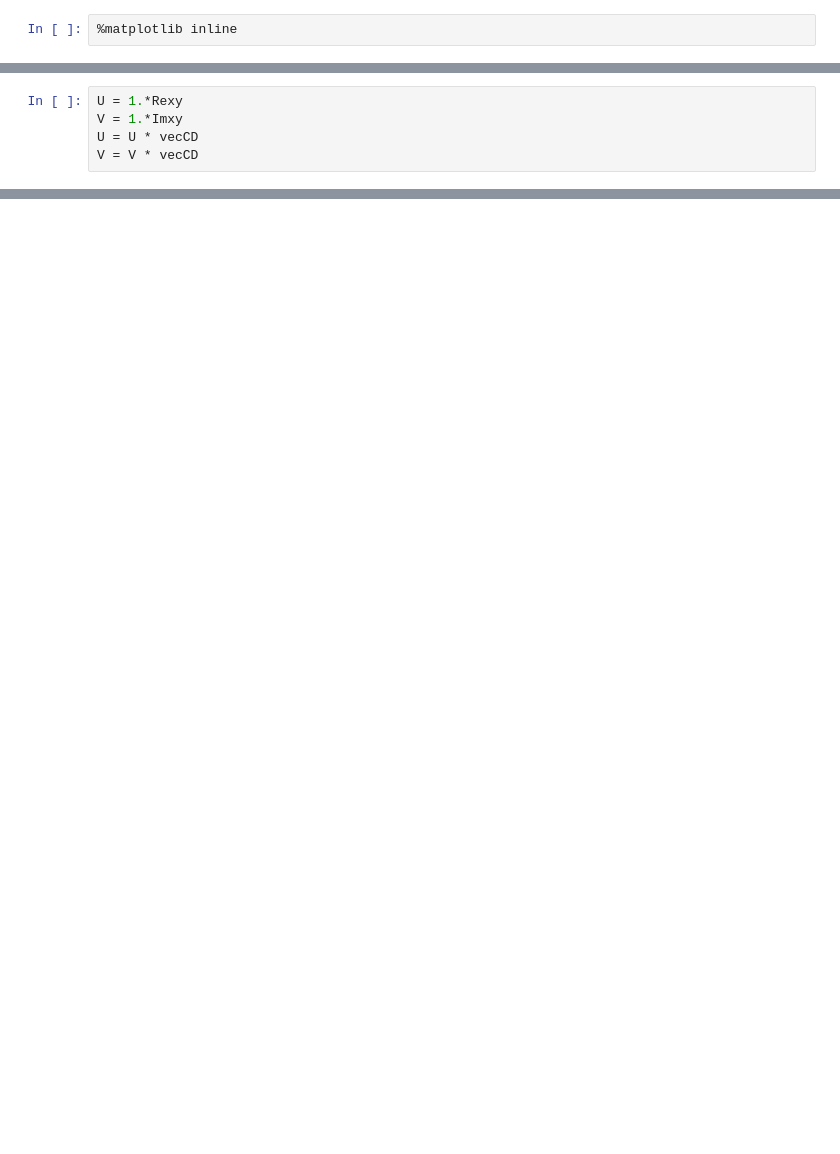
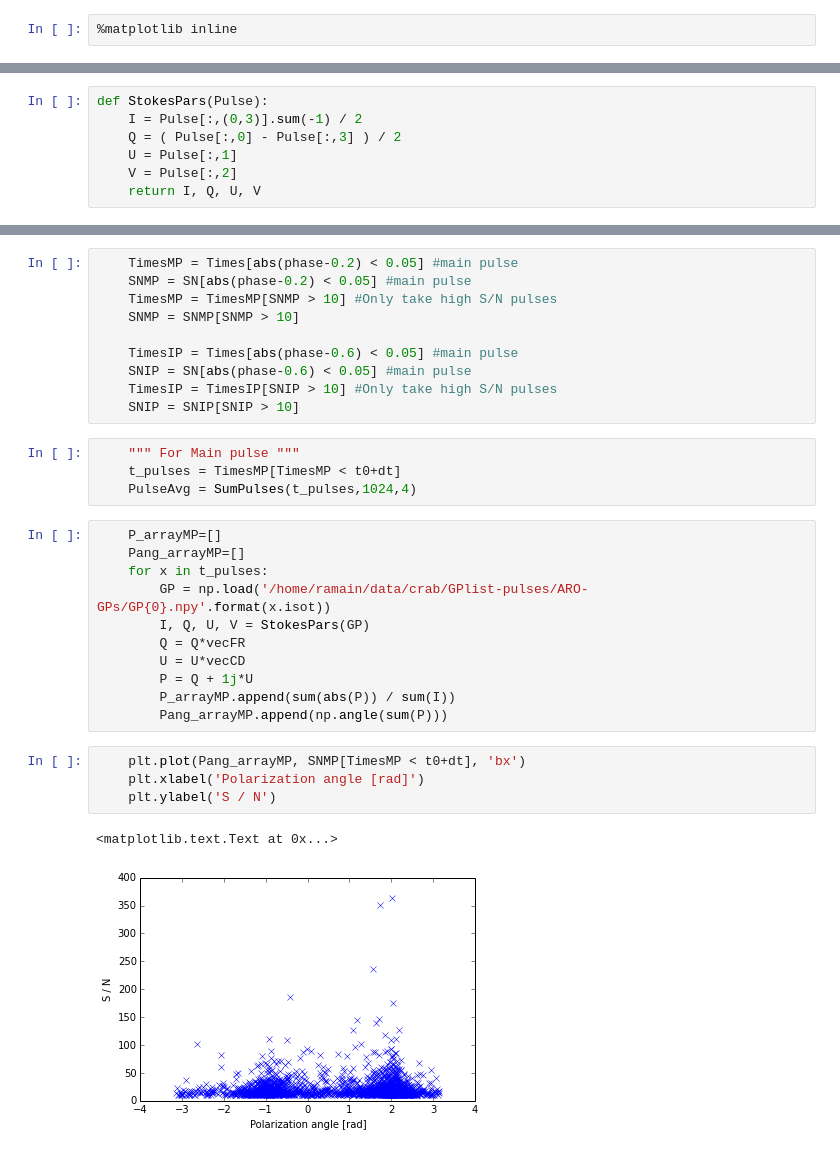
Before and after one commit to ramain/scint_analysis, a Jupyter notebook: crab/Polarization.ipynb, the cells around one changed output, grey strips where cells are left out. Saved outputs shown, nothing was run; the diff lists cells and outputs as text; blank space fills up the shorter version.

Commit message:
Added scripts analysing giant pulse polarization properties

```diff
--- a/crab/Polarization.ipynb
+++ b/crab/Polarization.ipynb
@@ -60,5 +9,0 @@ vecCD = paramsCD[0] * np.exp(-2j*np.pi*(np.arange(1024)/1024. *
-# %%
-U = 1.*Rexy
-V = 1.*Imxy
-U = U * vecCD
-V = V * vecCD
@@ -72,0 +17,7 @@ plt.plot(Imxy)
+# %%
+def StokesPars(Pulse):
+    I = Pulse[:,(0,3)].sum(-1) / 2
+    Q = ( Pulse[:,0] - Pulse[:,3] ) / 2
+    U = Pulse[:,1]
+    V = Pulse[:,2]
+    return I, Q, U, V
@@ -72,0 +54,32 @@ plt.plot(Imxy)
+# %%
+    TimesMP = Times[abs(phase-0.2) < 0.05] #main pulse
+    SNMP = SN[abs(phase-0.2) < 0.05] #main pulse
+    TimesMP = TimesMP[SNMP > 10] #Only take high S/N pulses
+    SNMP = SNMP[SNMP > 10]
+
+    TimesIP = Times[abs(phase-0.6) < 0.05] #main pulse
+    SNIP = SN[abs(phase-0.6) < 0.05] #main pulse
+    TimesIP = TimesIP[SNIP > 10] #Only take high S/N pulses
+    SNIP = SNIP[SNIP > 10]
+# %%
+    """ For Main pulse """
+    t_pulses = TimesMP[TimesMP < t0+dt]
+    PulseAvg = SumPulses(t_pulses,1024,4)
+# %%
+    P_arrayMP=[]
+    Pang_arrayMP=[]
+    for x in t_pulses:
+        GP = np.load('/home/ramain/data/crab/GPlist-pulses/ARO-GPs/GP{0}.npy'.format(x.isot))
+        I, Q, U, V = StokesPars(GP)
+        Q = Q*vecFR
+        U = U*vecCD
+        P = Q + 1j*U
+        P_arrayMP.append(sum(abs(P)) / sum(I))
+        Pang_arrayMP.append(np.angle(sum(P)))
+# %%
+    plt.plot(Pang_arrayMP, SNMP[TimesMP < t0+dt], 'bx')
+    plt.xlabel('Polarization angle [rad]')
+    plt.ylabel('S / N')
+# %% [output]
+<matplotlib.text.Text at 0x...>
+[figure, added]
```
Also changed, not shown: parts of 25 cells of this notebook, 2 other files.
